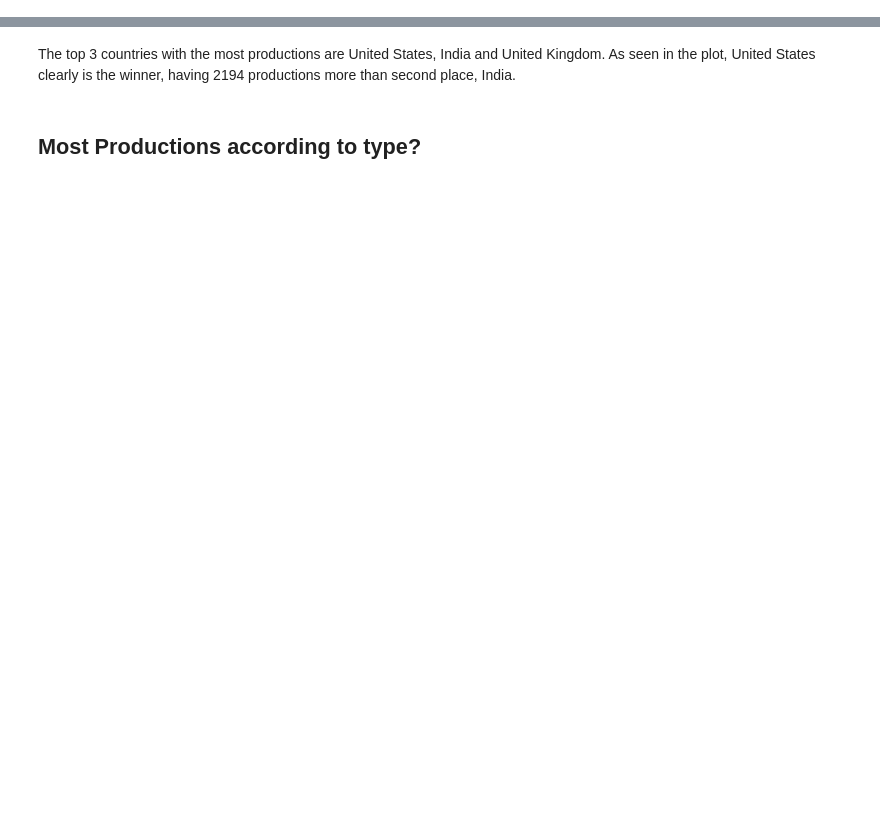
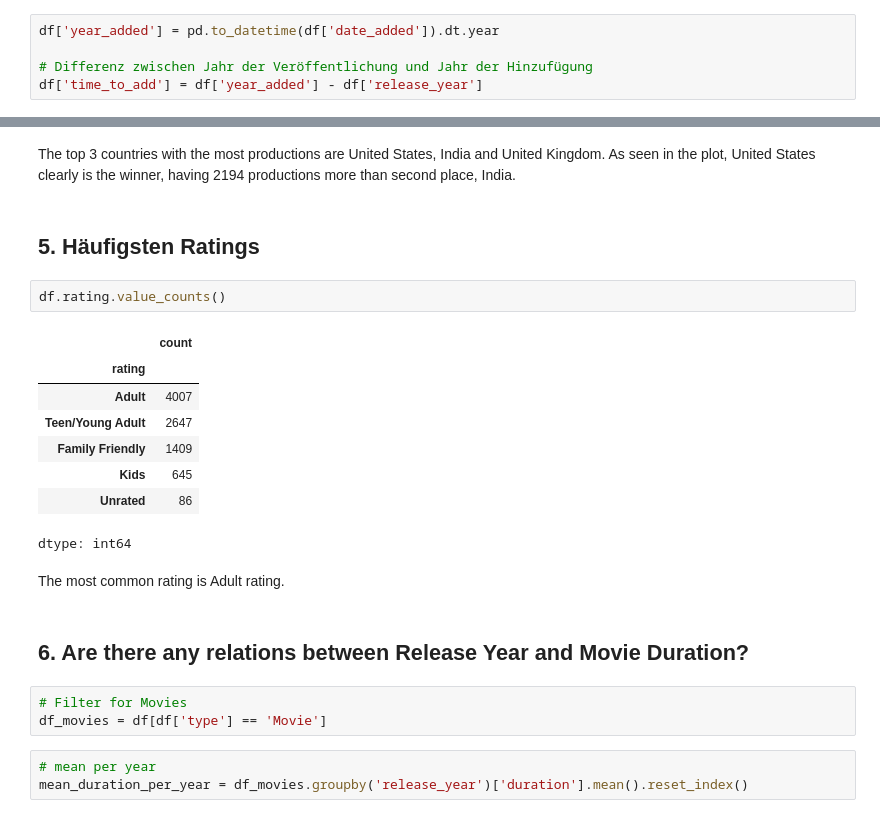
Before and after one commit to lenabic/bsd23_bichler_lena, a Jupyter notebook: Netflix_Titles.ipynb, the cells around one changed output, grey strips where cells are left out. Cells and saved outputs as stored; diff of their text form; blank space fills up the shorter version.

```diff
--- a/Netflix_Titles.ipynb
+++ b/Netflix_Titles.ipynb
@@ -493,0 +482,5 @@ There are more movies listed in this data set
+# %%
+df['year_added'] = pd.to_datetime(df['date_added']).dt.year
+
+# Differenz zwischen Jahr der Veröffentlichung und Jahr der Hinzufügung
+df['time_to_add'] = df['year_added'] - df['release_year']
@@ -515,5 +537,26 @@ fig.show()
 [interactive output not drawn]
 # %% [markdown]
 The top 3 countries with the most productions are United States, India and United Kingdom. As seen in the plot, United States clearly is the winner, having 2194 productions more than second place, India.
-# %% [markdown]
-## Most Productions according to type?
+# %% [markdown]
+## 5. Häufigsten Ratings
+# %%
+df.rating.value_counts()
+# %% [output]
+|  | count |
+| rating |  |
+| Adult | 4007 |
+| Teen/Young Adult | 2647 |
+| Family Friendly | 1409 |
+| Kids | 645 |
+| Unrated | 86 |
+dtype: int64
+# %% [markdown]
+The most common rating is Adult rating.
+# %% [markdown]
+## 6. Are there any relations between Release Year and Movie Duration?
+# %%
+# Filter for Movies
+df_movies = df[df['type'] == 'Movie']
+# %%
+# mean per year
+mean_duration_per_year = df_movies.groupby('release_year')['duration'].mean().reset_index()
```
Also changed, not shown: parts of 32 cells of this notebook.
